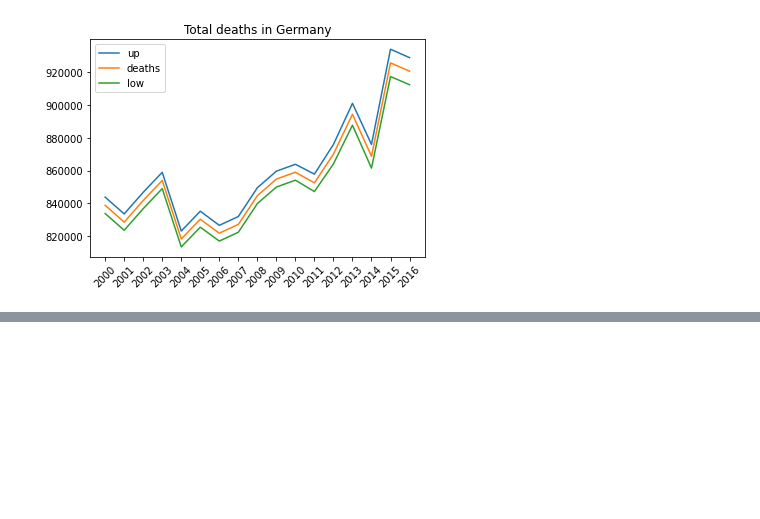
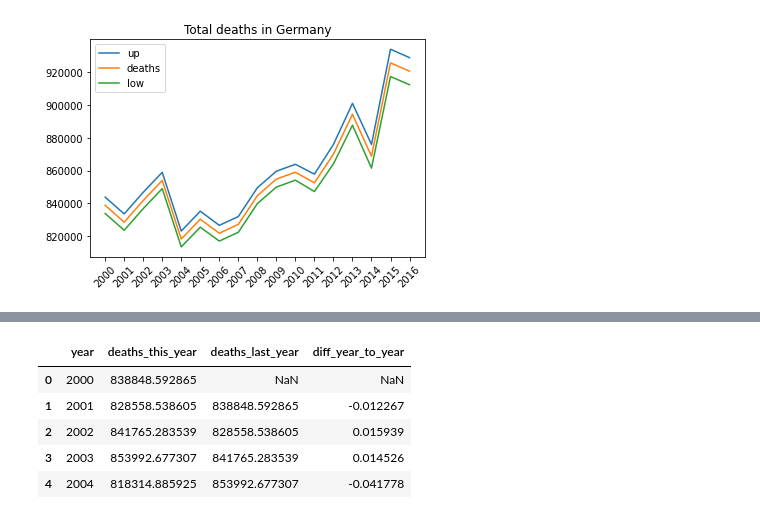
Before and after one commit to kevinsuedmersen/hadoop-sandbox, a Jupyter notebook: jupyter-spark/work/assignments/uebung_29_pyspark.ipynb, the cells around one changed output, grey strips where cells are left out. Saved outputs shown, nothing was run; the diff lists cells and outputs as text; code cells hidden in the pictures; blank space fills up the shorter version.

```diff
--- a/jupyter-spark/work/assignments/uebung_29_pyspark.ipynb
+++ b/jupyter-spark/work/assignments/uebung_29_pyspark.ipynb
@@ -294,0 +341,13 @@ _ = ax.set_title('death causes in 2016')
+# %%
+# Calculate percentage differences between years
+deaths_long['deaths_last_year'] = deaths_long.shift(1)['deaths_this_year']
+deaths_long['diff_year_to_year'] = ((deaths_long['deaths_this_year'] - deaths_long['deaths_last_year']) /
+                                    deaths_long['deaths_last_year'])
+deaths_long.head()
+# %% [output]
+|  | year | deaths_this_year | deaths_last_year | diff_year_to_year |
+| 0 | 2000 | 838848.592865 | NaN | NaN |
+| 1 | 2001 | 828558.538605 | 838848.592865 | -0.012267 |
+| 2 | 2002 | 841765.283539 | 828558.538605 | 0.015939 |
+| 3 | 2003 | 853992.677307 | 841765.283539 | 0.014526 |
+| 4 | 2004 | 818314.885925 | 853992.677307 | -0.041778 |
```
Also changed, not shown: parts of 15 cells of this notebook.
